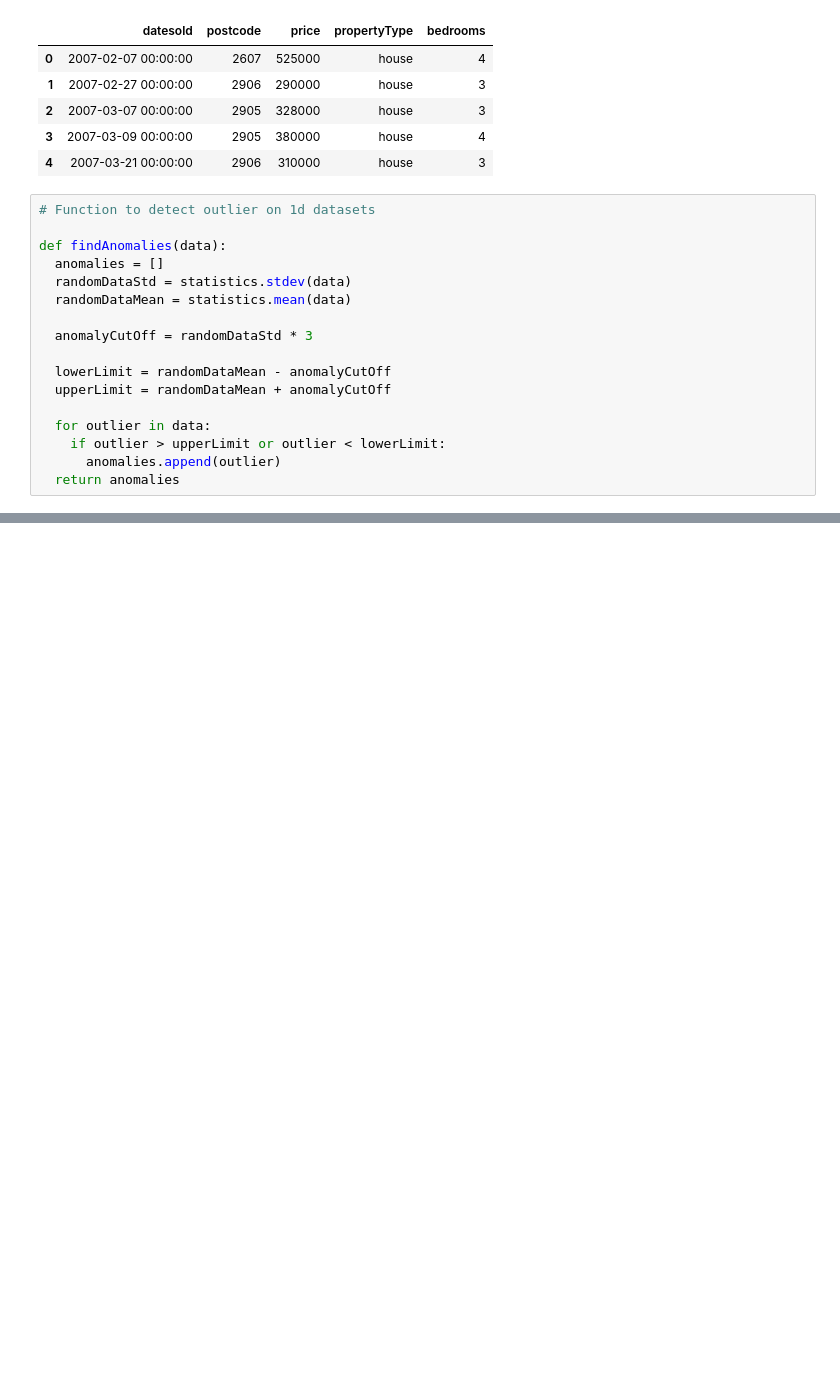
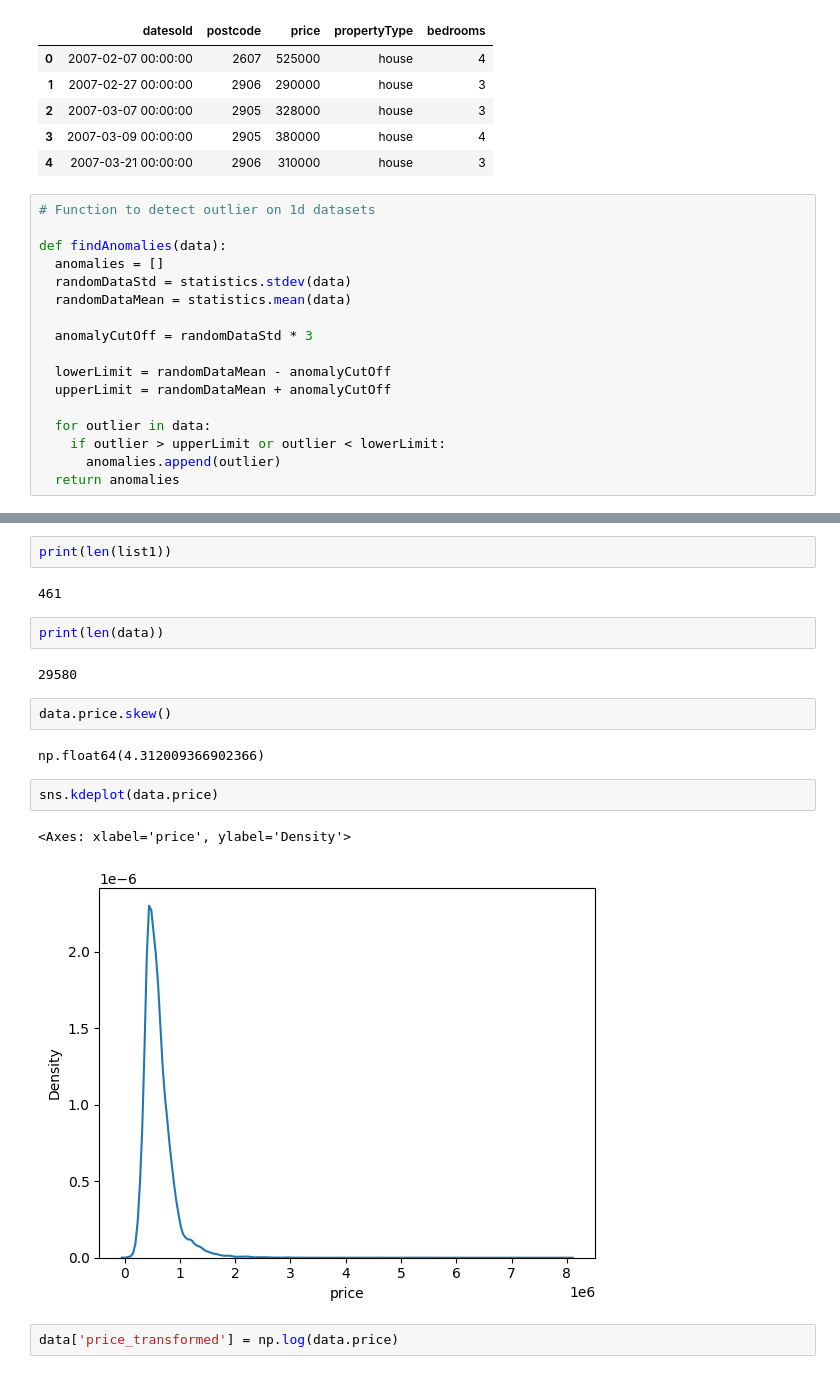
Before and after one commit to RRAJ644/Exploratory-Data-Analysis, a Jupyter notebook: Exploratory_data_analysis.ipynb, the cells around one changed output, grey strips where cells are left out. Drawn from its saved outputs; the diff is of its cells as text; blank space fills up the shorter version.

```diff
--- a/Exploratory_data_analysis.ipynb
+++ b/Exploratory_data_analysis.ipynb
@@ -267,0 +291,19 @@ def findAnomalies(data):
+# %%
+print(len(list1))
+# %% [output]
+461
+# %%
+print(len(data))
+# %% [output]
+29580
+# %%
+data.price.skew()
+# %% [output]
+np.float64(4.312009366902366)
+# %%
+sns.kdeplot(data.price)
+# %% [output]
+<Axes: xlabel='price', ylabel='Density'>
+[figure, added]
+# %%
+data['price_transformed'] = np.log(data.price)
```
Also changed, not shown: parts of 6 cells of this notebook.
